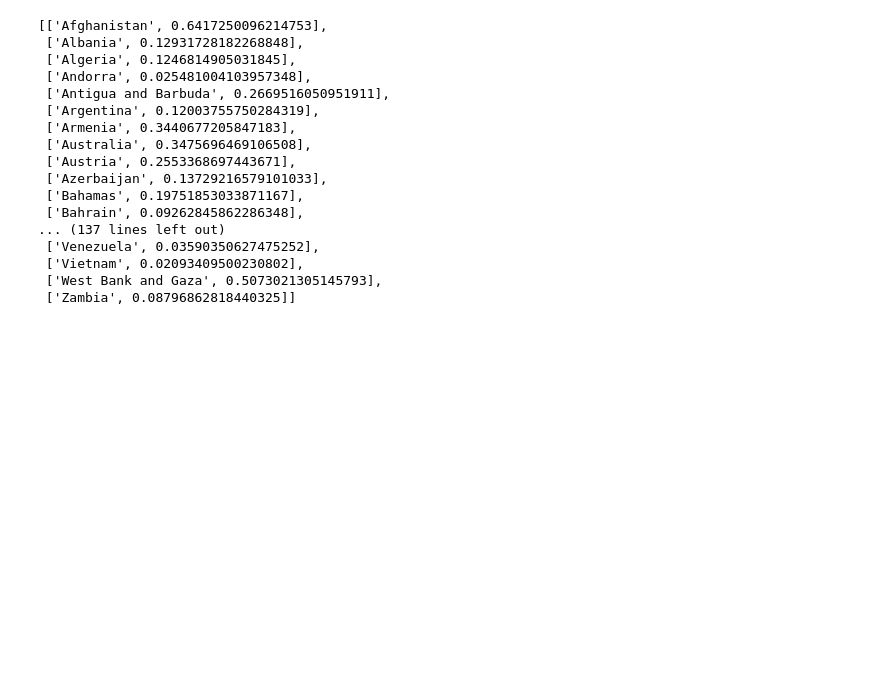
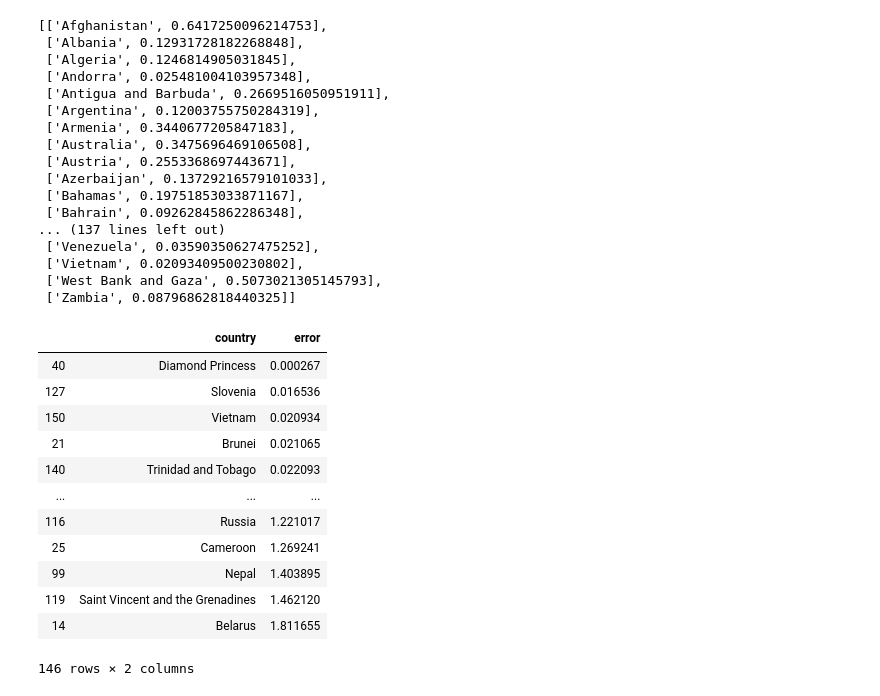
Before and after one commit to Aveek-Saha/CovidAnalysis, a Jupyter notebook: LSTM_modeling.ipynb, the cells around one changed output. Saved outputs shown, nothing was run; the diff lists cells and outputs as text; code cells hidden in the pictures; blank space fills up the shorter version.

Commit message:
Add per country LSTM with proper preds

```diff
--- a/LSTM_modeling.ipynb
+++ b/LSTM_modeling.ipynb
@@ -801,3 +801,21 @@ errs
  ['Vietnam', 0.02093409500230802],
  ['West Bank and Gaza', 0.5073021305145793],
  ['Zambia', 0.08796862818440325]]
+# %%
+err = pd.DataFrame(errs, columns = ['country', 'error'])
+# %%
+err.dropna().sort_values(by= 'error')
+# %% [output]
+|  | country | error |
+| 40 | Diamond Princess | 0.000267 |
+| 127 | Slovenia | 0.016536 |
+| 150 | Vietnam | 0.020934 |
+| 21 | Brunei | 0.021065 |
+| 140 | Trinidad and Tobago | 0.022093 |
+| ... | ... | ... |
+| 116 | Russia | 1.221017 |
+| 25 | Cameroon | 1.269241 |
+| 99 | Nepal | 1.403895 |
+| 119 | Saint Vincent and the Grenadines | 1.462120 |
+| 14 | Belarus | 1.811655 |
+146 rows × 2 columns
```
